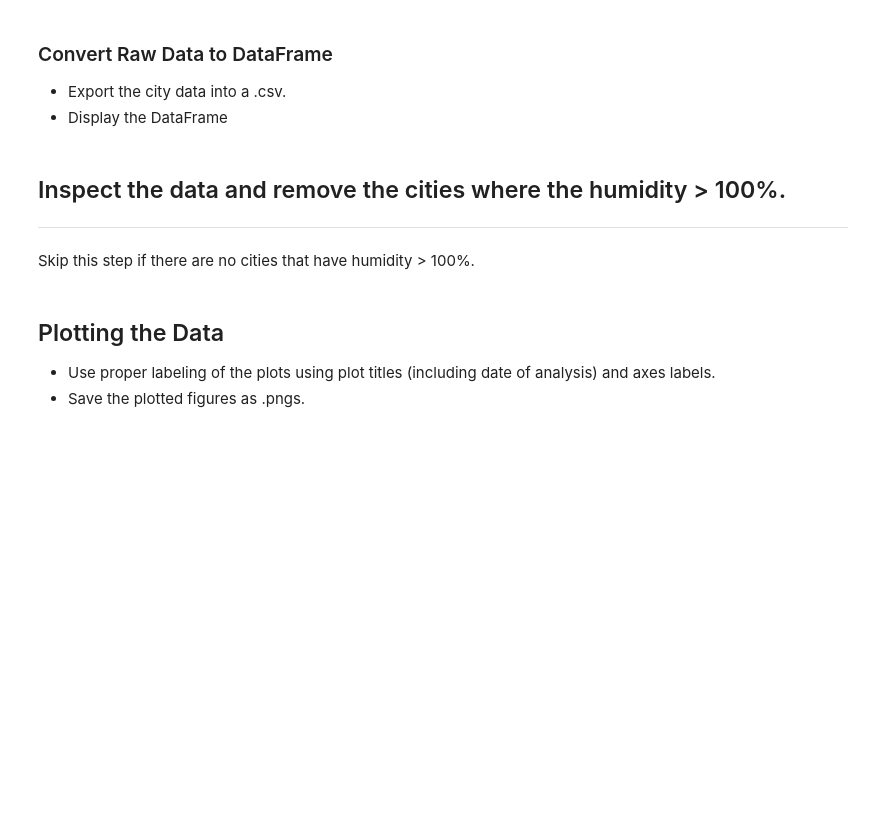
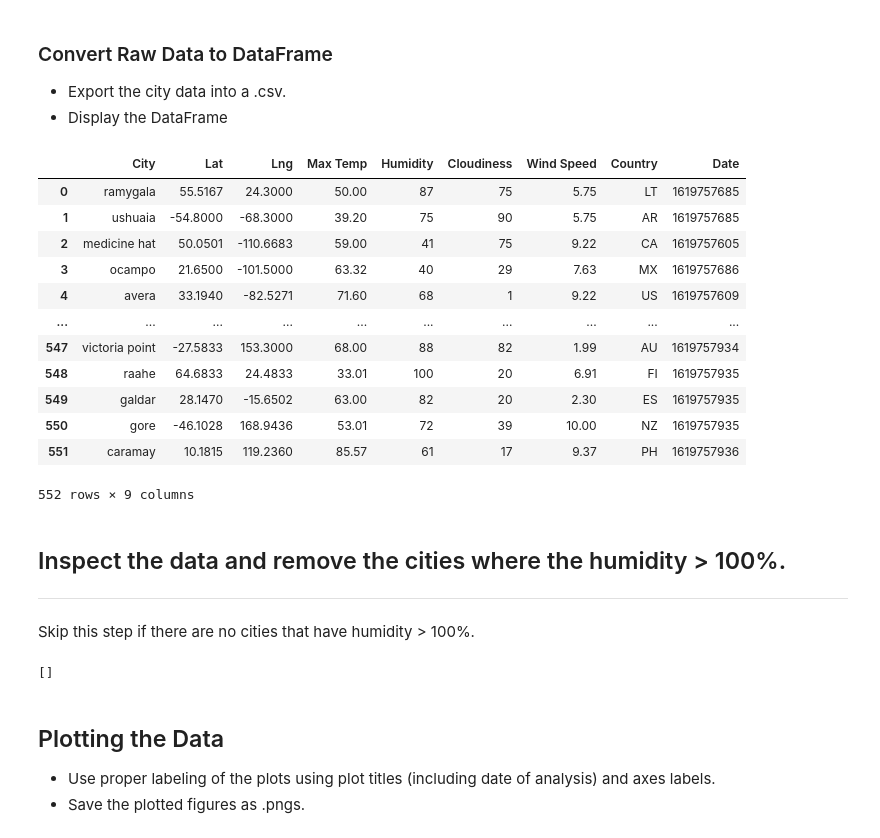
Before and after one commit to knorman123/python-api-challenge, a Jupyter notebook: Weather/WeatherPy.ipynb, the cells around one changed output. Saved outputs shown, nothing was run; the diff lists cells and outputs as text; code cells hidden in the pictures; blank space fills up the shorter version.

Commit message:
add data as dataframe, check for humidity > 100

```diff
--- a/Weather/WeatherPy.ipynb
+++ b/Weather/WeatherPy.ipynb
@@ -72,8 +72,35 @@ count = 1
 set_count = 1
 
 # Use for loop to retrieve weather data for cities
+for i, city in enumerate(cities):
+    # Retrieve cities 50 at a time.  After each set of 50, restart the count at 1 and increase the set count by 1
+    if i >= 50 and i % 50 == 0:
+        count = 1
+        set_count += 1
 
-for index, city in enumerate(cities):
-    if index == 1:
-        print(city)
+    # Add cities to url
+    weather_url = query_url + city
+
+    print(f'Processing record {count} of Set {set_count} | {city}')
+
+    count += 1
+
+    # Add try/except
+    try:
+        response = requests.get(query_url + city).json()
+        lat = response["coord"]["lat"]
+        lng = response["coord"]["lon"]
+        max_temp = response["main"]["temp_max"]
+        humidity = response["main"]["humidity"]
+        cloudiness = response["clouds"]["all"]
+        wind_speed = response["wind"]["speed"]
+        country = response["sys"]["country"]
+        date = response["dt"]
+
+        # If these return values, add as dictionary to city_weather
+        city_weather.append({'City': city, 'Lat': lat, 'Lng': lng, 'Max Temp': max_temp, 'Humidity': humidity, 'Cloudiness': cloudiness, 'Wind Speed': wind_speed, 'Country': country, 'Date': date})
+
+    except (KeyError, IndexError):
+        print(f'City \033[1mnot\033[0m found. Skipping...')
+        pass
 # %% [output]
@@ -82,12 +125,40 @@ ushuaia
 ### Convert Raw Data to DataFrame
 * Export the city data into a .csv.
 * Display the DataFrame
+# %%
+# Create DataFrame
+weather_df = pd.DataFrame(city_weather)
+weather_df.to_csv('City_Weather_Data.csv', index=False)
+weather_df
+# %% [output]
+|  | City | Lat | Lng | Max Temp | Humidity | Cloudiness | Wind Speed | Country | Date |
+| 0 | ramygala | 55.5167 | 24.3000 | 50.00 | 87 | 75 | 5.75 | LT | 1619757685 |
+| 1 | ushuaia | -54.8000 | -68.3000 | 39.20 | 75 | 90 | 5.75 | AR | 1619757685 |
+| 2 | medicine hat | 50.0501 | -110.6683 | 59.00 | 41 | 75 | 9.22 | CA | 1619757605 |
+| 3 | ocampo | 21.6500 | -101.5000 | 63.32 | 40 | 29 | 7.63 | MX | 1619757686 |
+| 4 | avera | 33.1940 | -82.5271 | 71.60 | 68 | 1 | 9.22 | US | 1619757609 |
+| ... | ... | ... | ... | ... | ... | ... | ... | ... | ... |
+| 547 | victoria point | -27.5833 | 153.3000 | 68.00 | 88 | 82 | 1.99 | AU | 1619757934 |
+| 548 | raahe | 64.6833 | 24.4833 | 33.01 | 100 | 20 | 6.91 | FI | 1619757935 |
+| 549 | galdar | 28.1470 | -15.6502 | 63.00 | 82 | 20 | 2.30 | ES | 1619757935 |
+| 550 | gore | -46.1028 | 168.9436 | 53.01 | 72 | 39 | 10.00 | NZ | 1619757935 |
+| 551 | caramay | 10.1815 | 119.2360 | 85.57 | 61 | 17 | 9.37 | PH | 1619757936 |
+552 rows × 9 columns
 # %% [markdown]
 ## Inspect the data and remove the cities where the humidity > 100%.
 ----
 Skip this step if there are no cities that have humidity > 100%.
 # %%
 #  Get the indices of cities that have humidity over 100%.
+# Create list of indices if any exist
+high_humidity = []
+
+for x in weather_df.index:
+    if weather_df.iloc[x, 4] > 100:
+        high_humidity.append(x)
+print(high_humidity)
+# %% [output]
+[]
 # %%
 # Make a new DataFrame equal to the city data to drop all humidity outliers by index.
 # Passing "inplace=False" will make a copy of the city_data DataFrame, which we call "clean_city_data".
```
Also changed, not shown: parts of 1 cell of this notebook.
